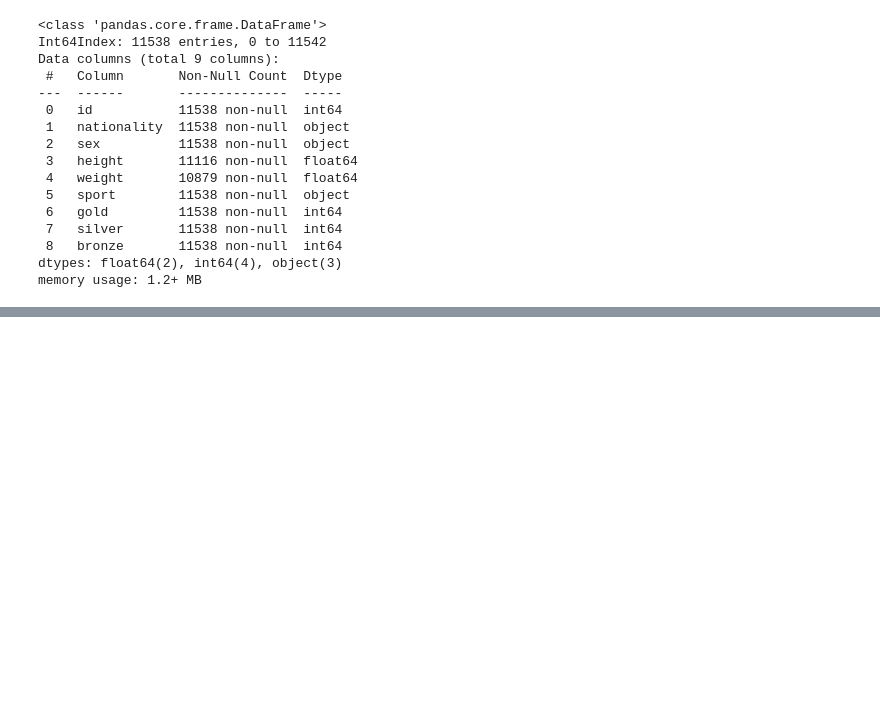
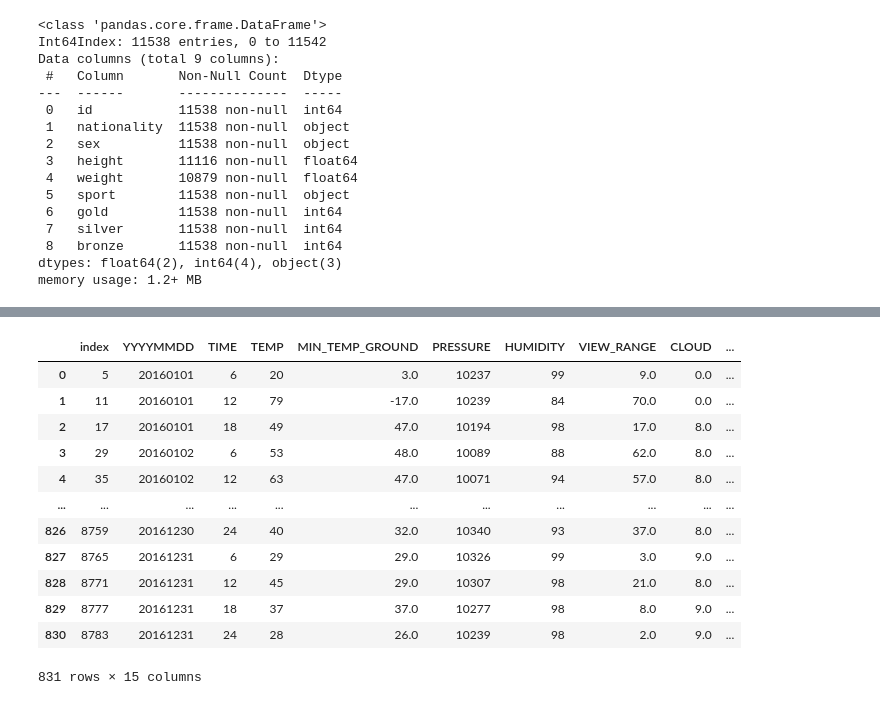
Before and after one commit to erickrex/python-cheatsheet, a Jupyter notebook: pandas_outliers.ipynb, the cells around one changed output, grey strips where cells are left out. Cells and saved outputs as stored; diff of their text form; code cells hidden in the pictures; blank space fills up the shorter version.

```diff
--- a/pandas_outliers.ipynb
+++ b/pandas_outliers.ipynb
@@ -252,0 +297,4 @@ memory usage: 1.2+ MB
+# %%
+df = pd.read_csv('./pandas/weather_m4.csv')
+df.dropna(inplace=True)
+df.info()
@@ -252,0 +328,16 @@ memory usage: 1.2+ MB
+# %%
+df.reset_index() # a side effect of this is that the old index is stored in a new column
+# %% [output]
+|  | index | YYYYMMDD | TIME | TEMP | MIN_TEMP_GROUND | PRESSURE | HUMIDITY | VIEW_RANGE | CLOUD | ... |
+| 0 | 5 | 20160101 | 6 | 20 | 3.0 | 10237 | 99 | 9.0 | 0.0 | ... |
+| 1 | 11 | 20160101 | 12 | 79 | -17.0 | 10239 | 84 | 70.0 | 0.0 | ... |
+| 2 | 17 | 20160101 | 18 | 49 | 47.0 | 10194 | 98 | 17.0 | 8.0 | ... |
+| 3 | 29 | 20160102 | 6 | 53 | 48.0 | 10089 | 88 | 62.0 | 8.0 | ... |
+| 4 | 35 | 20160102 | 12 | 63 | 47.0 | 10071 | 94 | 57.0 | 8.0 | ... |
+| ... | ... | ... | ... | ... | ... | ... | ... | ... | ... | ... |
+| 826 | 8759 | 20161230 | 24 | 40 | 32.0 | 10340 | 93 | 37.0 | 8.0 | ... |
+| 827 | 8765 | 20161231 | 6 | 29 | 29.0 | 10326 | 99 | 3.0 | 9.0 | ... |
+| 828 | 8771 | 20161231 | 12 | 45 | 29.0 | 10307 | 98 | 21.0 | 8.0 | ... |
+| 829 | 8777 | 20161231 | 18 | 37 | 37.0 | 10277 | 98 | 8.0 | 9.0 | ... |
+| 830 | 8783 | 20161231 | 24 | 28 | 26.0 | 10239 | 98 | 2.0 | 9.0 | ... |
+831 rows × 15 columns
```
Also changed, not shown: parts of 8 cells of this notebook.
